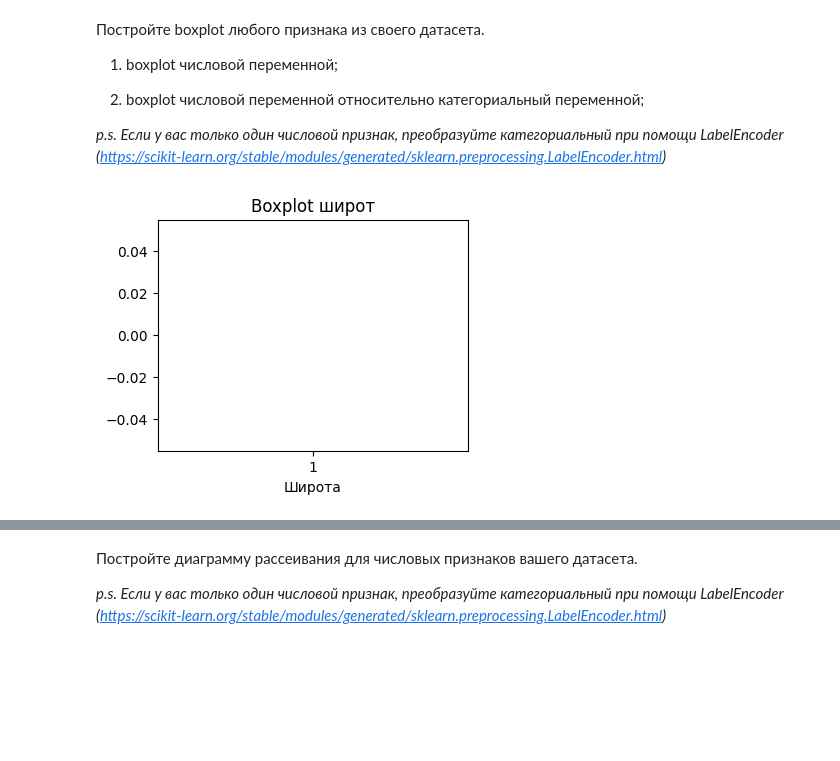
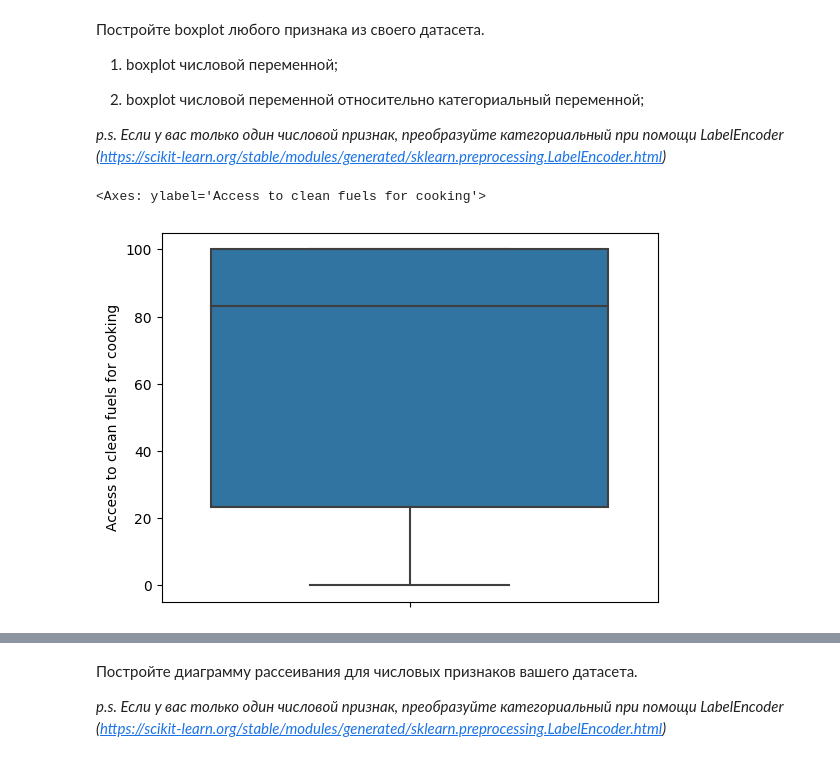
Before and after one commit to VOL-EM2024/mo, a Jupyter notebook: Задание_2.ipynb, the cells around one changed output, grey strips where cells are left out. Drawn from its saved outputs; the diff is of its cells as text; code cells hidden in the pictures; blank space fills up the shorter version.

```diff
--- a/Задание_2.ipynb
+++ b/Задание_2.ipynb
@@ -112,14 +132,9 @@ plt.show()
 2) boxplot числовой переменной относительно категориальный переменной;
 
 *p.s. Если у вас только один числовой признак, преобразуйте категориальный при помощи LabelEncoder (https://scikit-learn.org/stable/modules/generated/sklearn.preprocessing.LabelEncoder.html)*
-# %%
-
-
-plt.figure(figsize=(4, 3))
-plt.boxplot(df['Latitude'])
-plt.title('Boxplot широт')
-plt.xlabel('Широта')
-plt.show()
-# %% [output]
-[figure, removed]
+# %%
+sns.boxplot(data=df, y='Access to clean fuels for cooking')
+# %% [output]
+<Axes: ylabel='Access to clean fuels for cooking'>
+[figure, added]
 # %%
```
Also changed, not shown: parts of 8 cells of this notebook.
